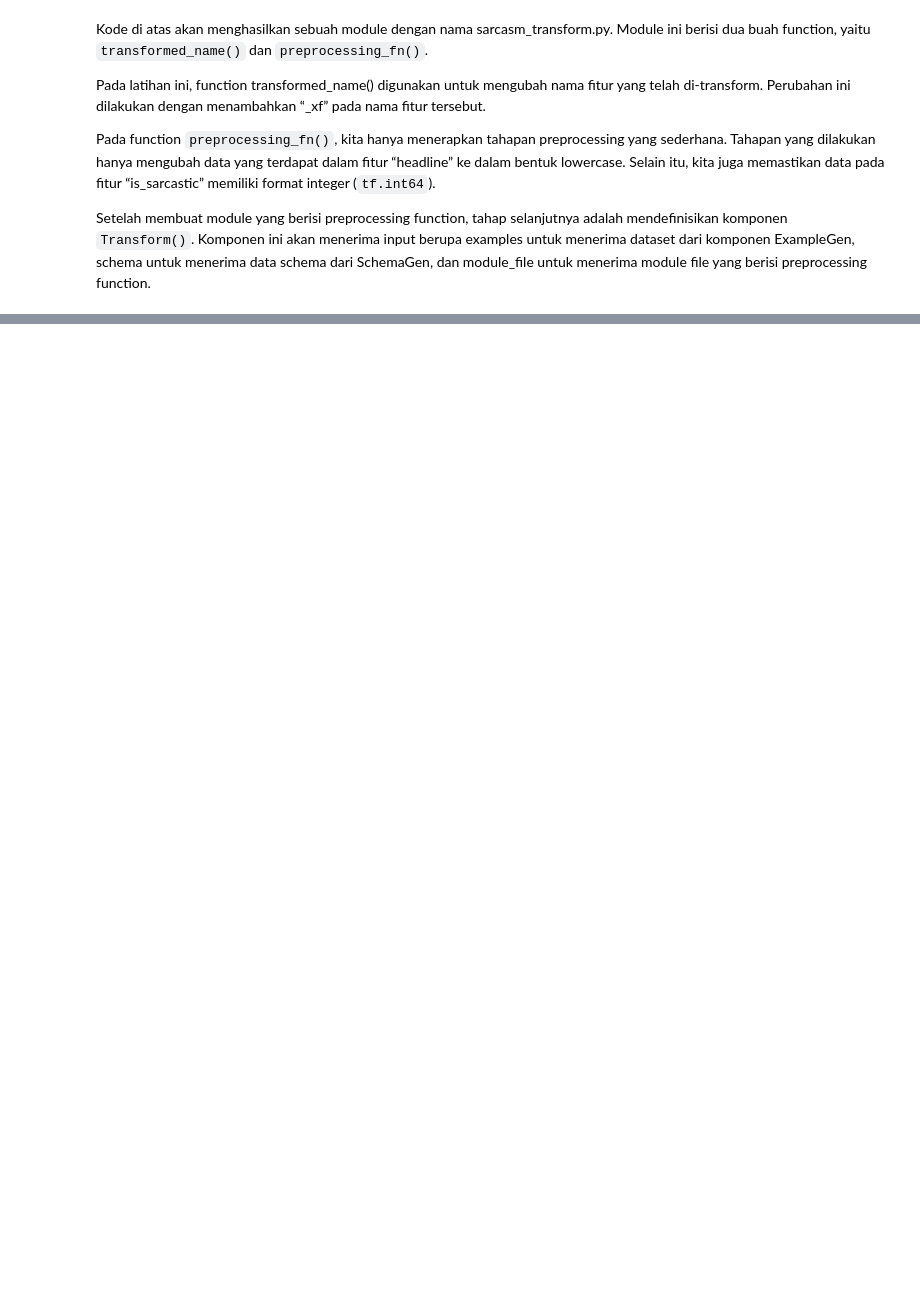
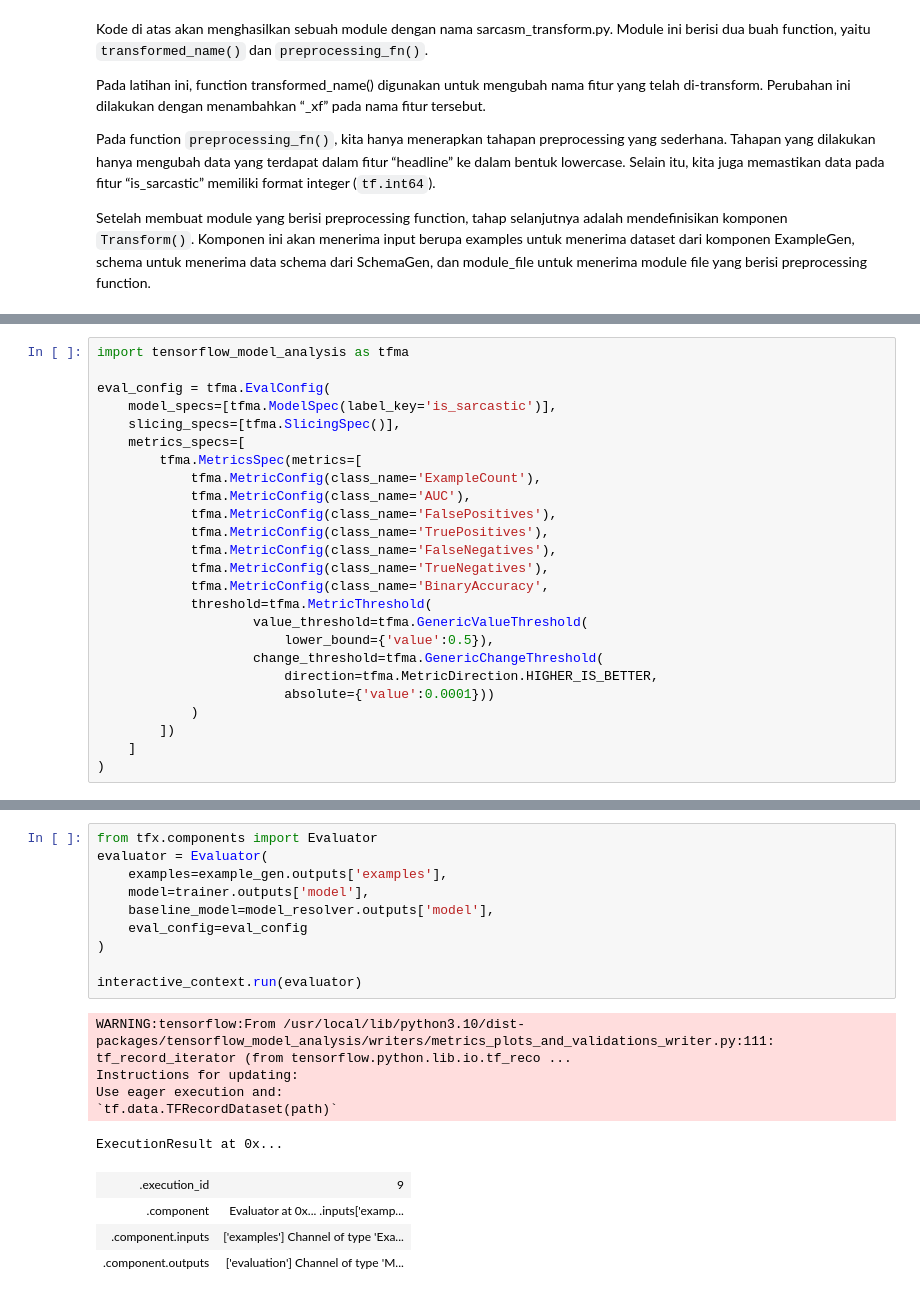
Before and after one commit to zhulkhoirrifat/Belajar-MLOps, a Jupyter notebook: notebook.ipynb, the cells around one changed output, grey strips where cells are left out. Saved outputs shown, nothing was run; the diff lists cells and outputs as text; blank space fills up the shorter version.

```diff
--- a/notebook.ipynb
+++ b/notebook.ipynb
@@ -239,0 +664,25 @@
+# %%
+import tensorflow_model_analysis as tfma
+
+eval_config = tfma.EvalConfig(
+    model_specs=[tfma.ModelSpec(label_key='is_sarcastic')],
+    slicing_specs=[tfma.SlicingSpec()],
+    metrics_specs=[
+        tfma.MetricsSpec(metrics=[
+            tfma.MetricConfig(class_name='ExampleCount'),
+            tfma.MetricConfig(class_name='AUC'),
+            tfma.MetricConfig(class_name='FalsePositives'),
+            tfma.MetricConfig(class_name='TruePositives'),
+            tfma.MetricConfig(class_name='FalseNegatives'),
+            tfma.MetricConfig(class_name='TrueNegatives'),
+            tfma.MetricConfig(class_name='BinaryAccuracy',
+            threshold=tfma.MetricThreshold(
+                    value_threshold=tfma.GenericValueThreshold(
+                        lower_bound={'value':0.5}),
+                    change_threshold=tfma.GenericChangeThreshold(
+                        direction=tfma.MetricDirection.HIGHER_IS_BETTER,
+                        absolute={'value':0.0001}))
+            )
+        ])
+    ]
+)
@@ -239,0 +701,20 @@
+# %%
+from tfx.components import Evaluator
+evaluator = Evaluator(
+    examples=example_gen.outputs['examples'],
+    model=trainer.outputs['model'],
+    baseline_model=model_resolver.outputs['model'],
+    eval_config=eval_config
+)
+
+interactive_context.run(evaluator)
+# %% [output]
+WARNING:tensorflow:From /usr/local/lib/python3.10/dist-packages/tensorflow_model_analysis/writers/metrics_plots_and_validations_writer.py:111: tf_record_iterator (from tensorflow.python.lib.io.tf_reco ...
+Instructions for updating:
+Use eager execution and:
+`tf.data.TFRecordDataset(path)`
+ExecutionResult at 0x...
+| .execution_id | 9 |
+| .component | Evaluator at 0x... .inputs['examp... |
+| .component.inputs | ['examples'] Channel of type 'Exa... |
+| .component.outputs | ['evaluation'] Channel of type 'M... |
```
Also changed, not shown: parts of 35 cells of this notebook.
